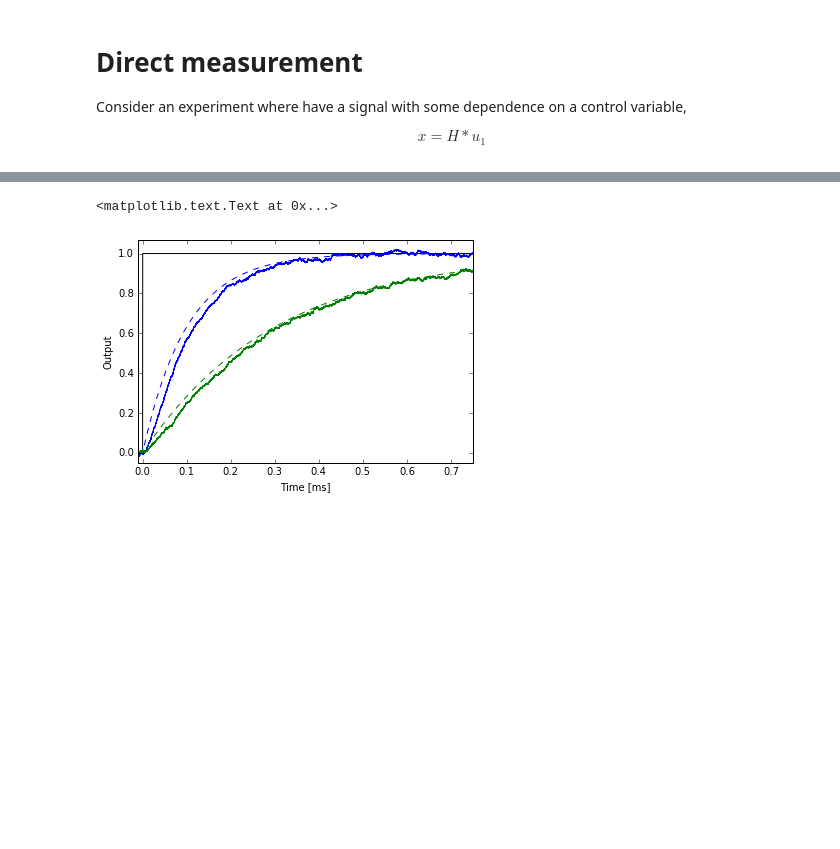
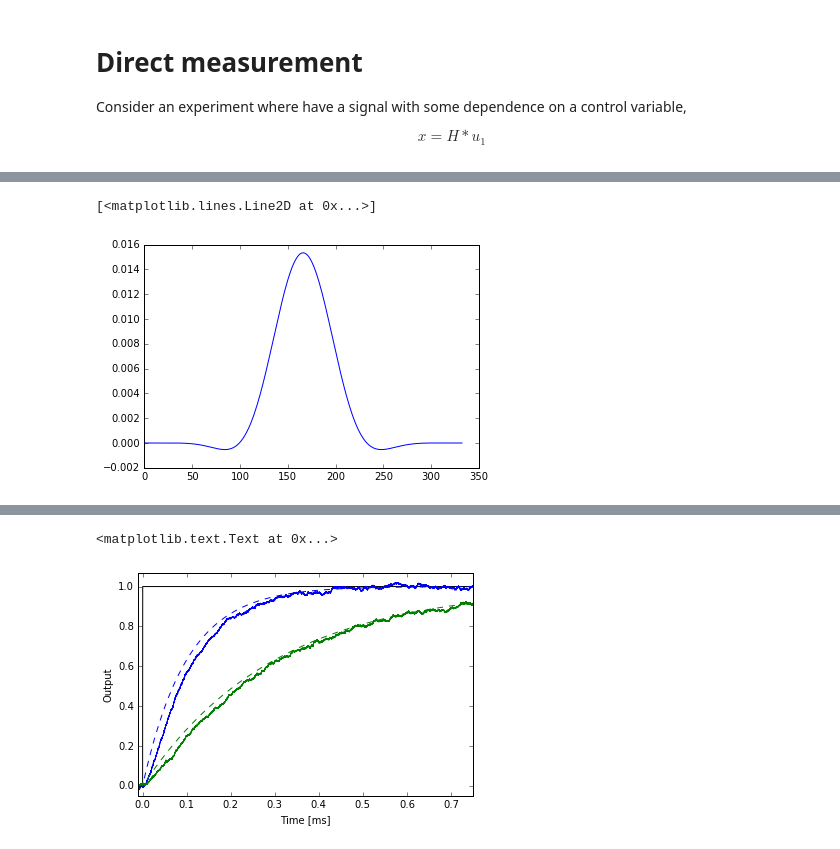
Before and after one commit to ryanpdwyer/1605-phasekick, a Jupyter notebook: notebooks/intro/010-autocorrelation-techniques.ipynb, the cells around one changed output, grey strips where cells are left out. Saved outputs shown, nothing was run; the diff lists cells and outputs as text; code cells hidden in the pictures; blank space fills up the shorter version.

Commit message:
Saving current version of figures, lock-in data

```diff
--- a/notebooks/intro/010-autocorrelation-techniques.ipynb
+++ b/notebooks/intro/010-autocorrelation-techniques.ipynb
@@ -13,0 +22,2 @@ $$x = H \ast u_1$$
+# %%
+fir = lockin.lock2(f0=62e3, fp=3000, fc=12000, coeff_ratio=8, fs=1e6)
@@ -13,0 +35,5 @@ $$x = H \ast u_1$$
+# %%
+plt.plot(fir)
+# %% [output]
+[<matplotlib.lines.Line2D at 0x...>]
+[figure, added]
```
Also changed, not shown: parts of 14 cells of this notebook, 10 other files.
